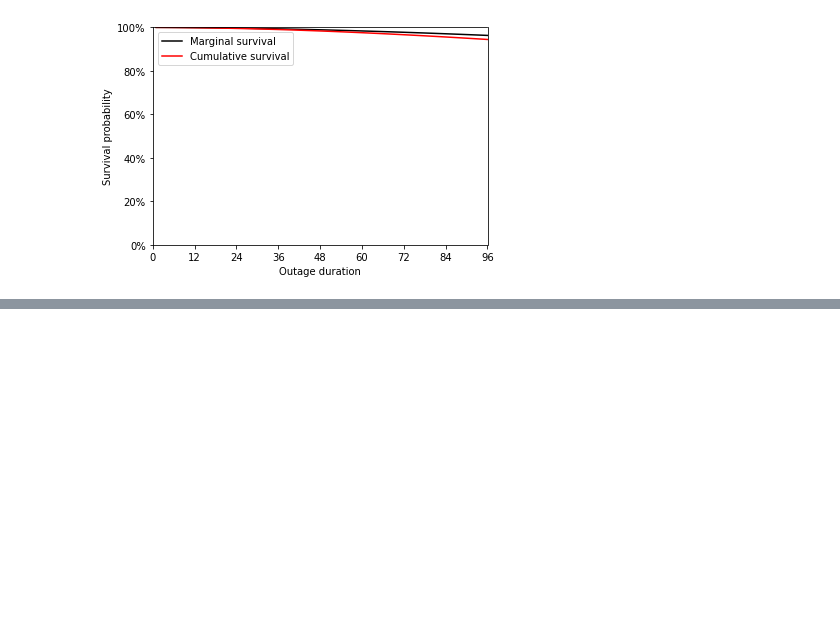
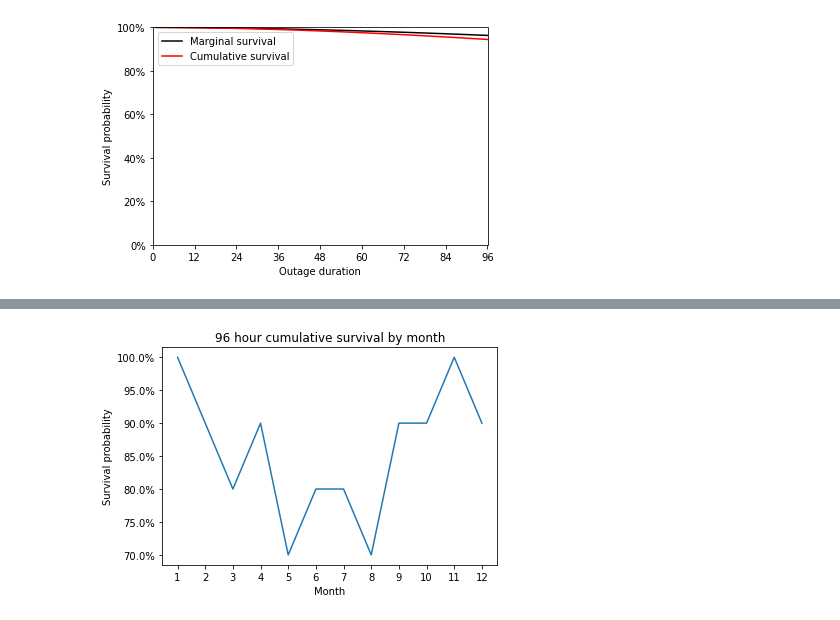
Before and after one commit to NREL/REopt-Analysis-Scripts, a Jupyter notebook: erp_tag3_case_study.ipynb, the cells around one changed output, grey strips where cells are left out. Saved outputs shown, nothing was run; the diff lists cells and outputs as text; code cells hidden in the pictures; blank space fills up the shorter version.

```diff
--- a/erp_tag3_case_study.ipynb
+++ b/erp_tag3_case_study.ipynb
@@ -282,0 +328,10 @@ plt.show()
+# %%
+plt.plot(range(1,13), [1,0.9,0.8,0.9,0.7,0.8,0.8,0.7,0.9,0.9,1,0.9])
+plt.xlabel("Month")
+plt.ylabel("Survival probability")
+plt.gca().yaxis.set_major_formatter(mtick.PercentFormatter(xmax=1.0))
+plt.xticks(range(1, 13))
+plt.title("96 hour cumulative survival by month")
+plt.show()
+# %% [output]
+[figure, added]
```
Also changed, not shown: parts of 19 cells of this notebook, 5 other files.
